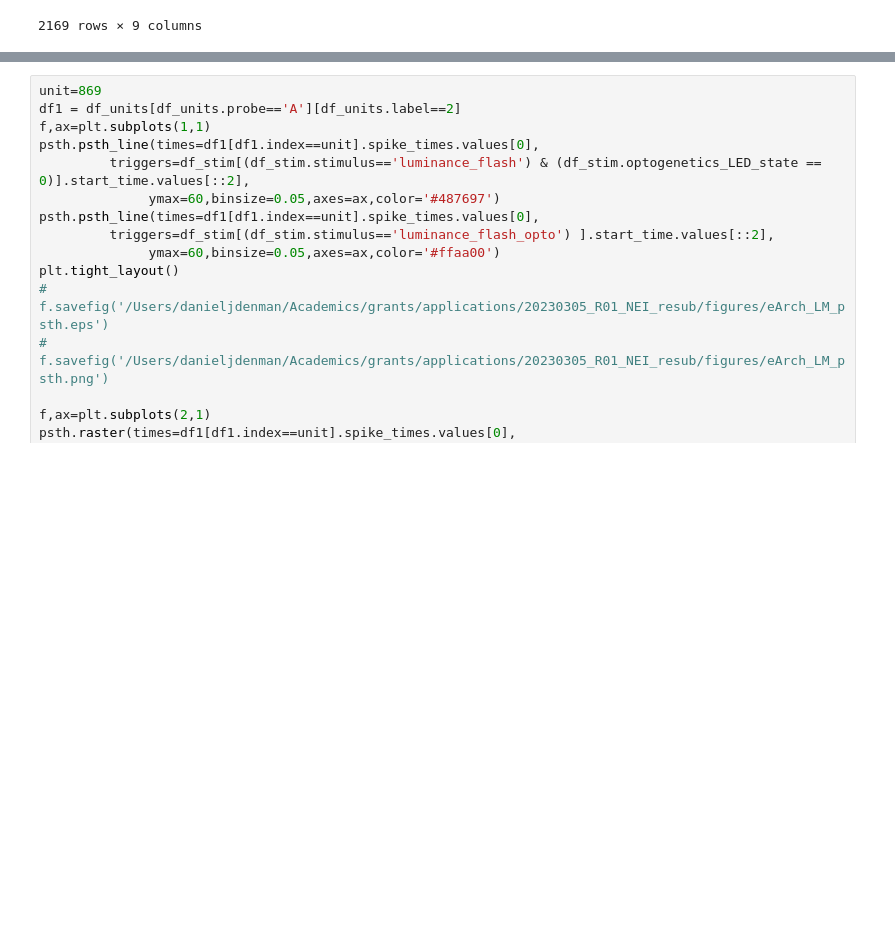
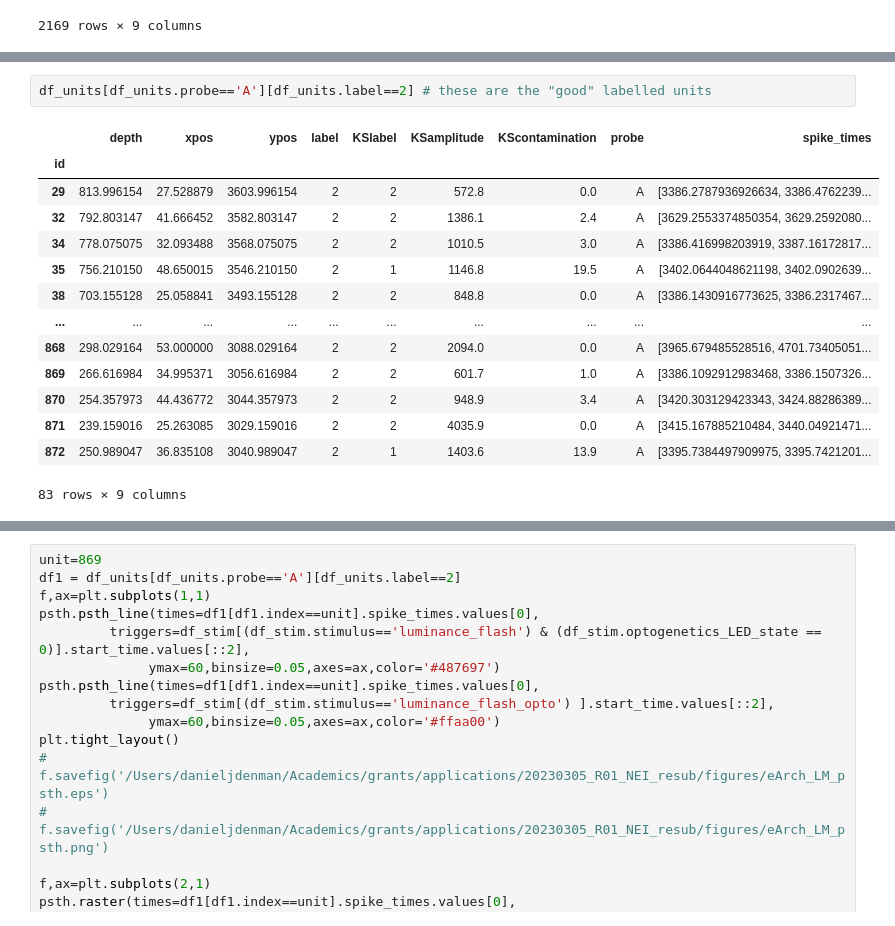
Before and after one commit to granthughes1999/nwb, a Jupyter notebook: Rotation_files/makeNWB_paBont_grant.ipynb, the cells around one changed output, grey strips where cells are left out. Saved outputs shown, nothing was run; the diff lists cells and outputs as text; blank space fills up the shorter version.

```diff
--- a/Rotation_files/makeNWB_paBont_grant.ipynb
+++ b/Rotation_files/makeNWB_paBont_grant.ipynb
@@ -579,0 +615,17 @@ plot one unit
+# %%
+df_units[df_units.probe=='A'][df_units.label==2] # these are the "good" labelled units
+# %% [output]
+|  | depth | xpos | ypos | label | KSlabel | KSamplitude | KScontamination | probe | spike_times |
+| id |  |  |  |  |  |  |  |  |  |
+| 29 | 813.996154 | 27.528879 | 3603.996154 | 2 | 2 | 572.8 | 0.0 | A | [3386.2787936926634, 3386.4762239... |
+| 32 | 792.803147 | 41.666452 | 3582.803147 | 2 | 2 | 1386.1 | 2.4 | A | [3629.2553374850354, 3629.2592080... |
+| 34 | 778.075075 | 32.093488 | 3568.075075 | 2 | 2 | 1010.5 | 3.0 | A | [3386.416998203919, 3387.16172817... |
+| 35 | 756.210150 | 48.650015 | 3546.210150 | 2 | 1 | 1146.8 | 19.5 | A | [3402.0644048621198, 3402.0902639... |
+| 38 | 703.155128 | 25.058841 | 3493.155128 | 2 | 2 | 848.8 | 0.0 | A | [3386.1430916773625, 3386.2317467... |
+| ... | ... | ... | ... | ... | ... | ... | ... | ... | ... |
+| 868 | 298.029164 | 53.000000 | 3088.029164 | 2 | 2 | 2094.0 | 0.0 | A | [3965.679485528516, 4701.73405051... |
+| 869 | 266.616984 | 34.995371 | 3056.616984 | 2 | 2 | 601.7 | 1.0 | A | [3386.1092912983468, 3386.1507326... |
+| 870 | 254.357973 | 44.436772 | 3044.357973 | 2 | 2 | 948.9 | 3.4 | A | [3420.303129423343, 3424.88286389... |
+| 871 | 239.159016 | 25.263085 | 3029.159016 | 2 | 2 | 4035.9 | 0.0 | A | [3415.167885210484, 3440.04921471... |
+| 872 | 250.989047 | 36.835108 | 3040.989047 | 2 | 1 | 1403.6 | 13.9 | A | [3395.7384497909975, 3395.7421201... |
+83 rows × 9 columns
```
Also changed, not shown: parts of 11 cells of this notebook, 5 other files.
